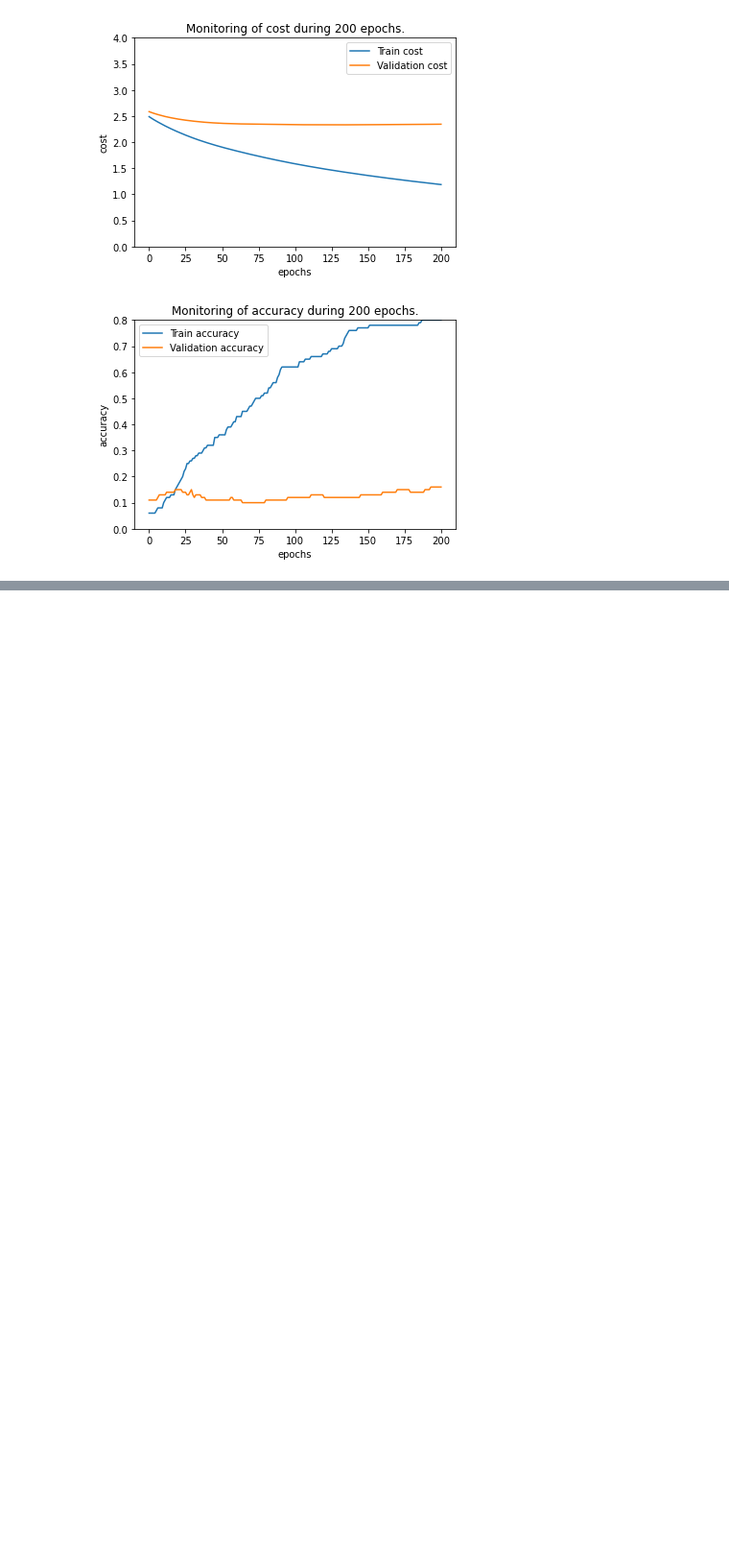
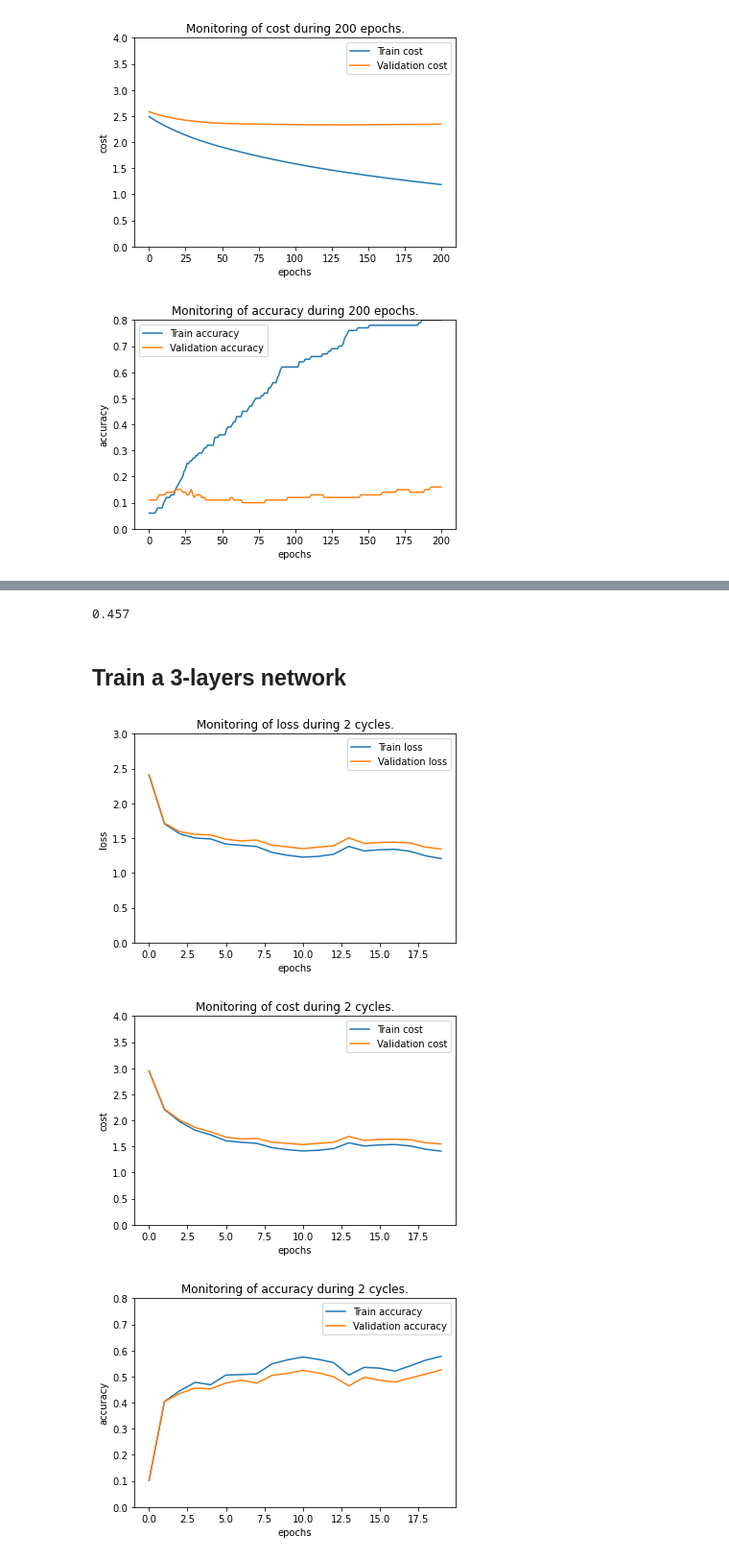
Before and after one commit to KenzaB27/dl_labs, a Jupyter notebook: lab3/lab3_experiments.ipynb, the cells around one changed output, grey strips where cells are left out. Shown at 96% size. Saved outputs shown, nothing was run; the diff lists cells and outputs as text; code cells hidden in the pictures; blank space fills up the shorter version.

```diff
--- a/lab3/lab3_experiments.ipynb
+++ b/lab3/lab3_experiments.ipynb
@@ -165,0 +230,18 @@ net.plot_metric(GDparams, metric="accuracy", cyclic=False)
+# %%
+net.compute_accuracy(data["X_test"], data["y_test"])
+# %% [output]
+0.457
+# %% [markdown]
+## Train a 3-layers network
+# %%
+importlib.reload(mlp)
+net = mlp.MLP(lamda=.005, k=3, dims=[3072,50,50,10])
+GDparams = {"n_cycles":2, "n_batch":100, "eta_min":1e-5, "eta_max":1e-1, "ns":5*45000//100, "freq":10, "exp":"lay3"}
+net.cyclic_learning(data_5000, GDparams, verbose=True, backup=True)
+net.plot_metric(GDparams, metric="loss")
+net.plot_metric(GDparams, metric="cost")
+net.plot_metric(GDparams, metric="accuracy")
+# %% [output]
+[figure, added]
+[figure, added]
+[figure, added]
```
Also changed, not shown: parts of 20 cells of this notebook, 2 other files.
